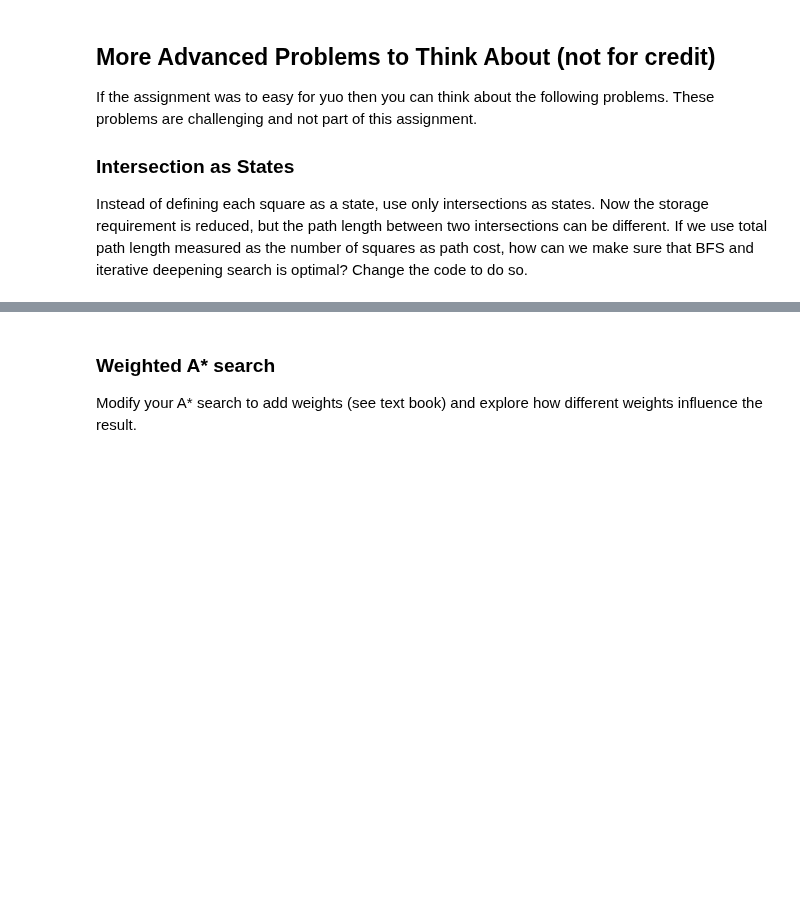
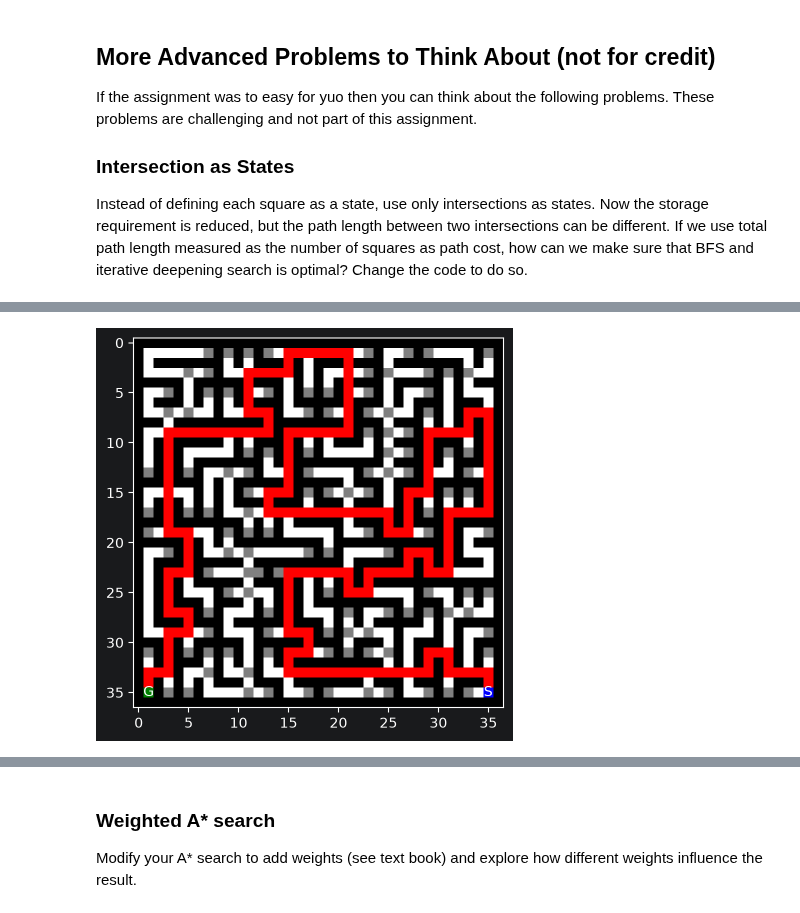
Before and after one commit to Huyyy23/SGU-TriTueNhanTaoNangCao, a Jupyter notebook: lab02 - Searching/Ex1_Maze.ipynb, the cells around one changed output, grey strips where cells are left out. Saved outputs shown, nothing was run; the diff lists cells and outputs as text; code cells hidden in the pictures; blank space fills up the shorter version.

```diff
--- a/lab02 - Searching/Ex1_Maze.ipynb
+++ b/lab02 - Searching/Ex1_Maze.ipynb
@@ -893,0 +892,90 @@ Instead of defining each square as a state, use only intersections as states. No
+# %%
+# Intersection as States: BFS theo hops SAI, UCS / IDS-cost mới tối ưu
+%matplotlib inline
+import heapq
+from collections import deque
+import maze_helper as mh
+
+with open("large_maze.txt") as f:
+    maze = mh.parse_maze(f.read())
+start = tuple(int(x) for x in mh.find_pos(maze, "S"))
+goal  = tuple(int(x) for x in mh.find_pos(maze, "G"))
+DIRS = {"N": (-1,0), "E": (0,1), "S": (1,0), "W": (0,-1)}
+
+def free_nb(pos):
+    r, c = pos; out = []
+    for a, (dr, dc) in DIRS.items():
+        q = (r+dr, c+dc)
+        if 0 <= q[0] < maze.shape[0] and 0 <= q[1] < maze.shape[1] and maze[q] != "X":
+            out.append(q)
+    return out
+
+# 1. Tìm ngã ba: bậc != 2 (cộng S, G). Ô hành lang bậc == 2 bị loại.
+free_cells = [(r,c) for r in range(maze.shape[0]) for c in range(maze.shape[1]) if maze[r,c] != "X"]
+nodes = {c for c in free_cells if len(free_nb(c)) != 2 or c == start or c == goal}
+
+# 2. Nén hành lang thành cạnh có trọng số = độ dài hành lang
+edge_cost, graph = {}, {u: [] for u in nodes}
+for u in nodes:
+    r, c = u
+    for a, (dr, dc) in DIRS.items():
+        nb = (r+dr, c+dc)
+        if not (0 <= nb[0] < maze.shape[0] and 0 <= nb[1] < maze.shape[1]): continue
+        if maze[nb] == "X": continue
+        prev, cur, cost, cells = u, nb, 1, [nb]
+        while cur not in nodes:  # đi xuyên hành lang
+            nxt = [p for p in free_nb(cur) if p != prev]
+            if not nxt: break
+            prev, cur = cur, nxt[0]; cost += 1; cells.append(cur)
+        if cur in nodes and cur != u and ((u,cur) not in edge_cost or cost < edge_cost[(u,cur)]):
+            edge_cost[(u,cur)] = (cost, cells)
+for (u,v),(c,_) in edge_cost.items():
+    graph[u].append((v,c))
+
+print(f"Ô trống: {len(free_cells)} -> chỉ còn {len(nodes)} ngã ba (giảm {100*(1-len(nodes)/len(free_cells)):.0f}%)")
+
+# 3a. BFS naive trên đồ thị ngã ba (đếm hops) -> KHÔNG tối ưu theo số ô
+q = deque([(start,[start])]); seen = {start}; bfs_path = None
+while q:
+    u, p = q.popleft()
+    if u == goal: bfs_path = p; break
+    for v,_ in graph[u]:
+        if v not in seen: seen.add(v); q.append((v,p+[v]))
+bfs_cost = sum(edge_cost[(bfs_path[i],bfs_path[i+1])][0] for i in range(len(bfs_path)-1))
+print(f"BFS-hops: {len(bfs_path)-1} hops nhưng cost thực = {bfs_cost} ô")
+
+# 3b. FIX 1: UCS (Dijkstra) — hàng đợi ưu tiên theo g -> tối ưu
+pq = [(0,start,[start])]; best = {start:0}; exp=0; ucs_path=ucs_cost=None
+while pq:
+    g,u,p = heapq.heappop(pq)
+    if g > best.get(u,1e9): continue
+    exp += 1
+    if u == goal: ucs_path, ucs_cost = p, g; break
+    for v,c in graph[u]:
+        if g+c < best.get(v,1e9): best[v]=g+c; heapq.heappush(pq,(g+c,v,p+[v]))
+print(f"UCS: cost = {ucs_cost} ô (tối ưu), expanded {exp} ngã ba")
+
+# 3c. FIX 2: IDS theo COST (không phải depth): DLS-cost + tăng limit dần
+def dls_cost(limit):
+    st=[(start,0,[start])]; e=0
+    while st:
+        u,g,p=st.pop(); e+=1
+        if u==goal: return p,g,e
+        if g>=limit: continue
+        for v,c in reversed(graph[u]):
+            if v not in p and g+c<=limit: st.append((v,g+c,p+[v]))
+    return None,None,e
+for lim in range(ucs_cost+1):
+    p,g,_ = dls_cost(lim)
+    if p is not None: ids_lim=lim; ids_path=p; break
+print(f"IDS-cost: tìm thấy ở limit = {ids_lim}, cost = {ucs_cost} (tối ưu như UCS)")
+
+# 4. Vẽ: ngã ba '.' + đường tối ưu 'P'
+viz = maze.copy()
+for n in nodes:
+    if viz[n] == ' ': viz[n] = '.'
+for i in range(len(ucs_path)-1):
+    for cell in edge_cost[(ucs_path[i],ucs_path[i+1])][1]:
+        if viz[cell] in (' ','.'): viz[cell]='P'
+mh.show_maze(viz)
+# %% [output]
@@ -893,0 +986 @@ Instead of defining each square as a state, use only intersections as states. No
+[figure, added]
```
Also changed, not shown: parts of 12 cells of this notebook.
